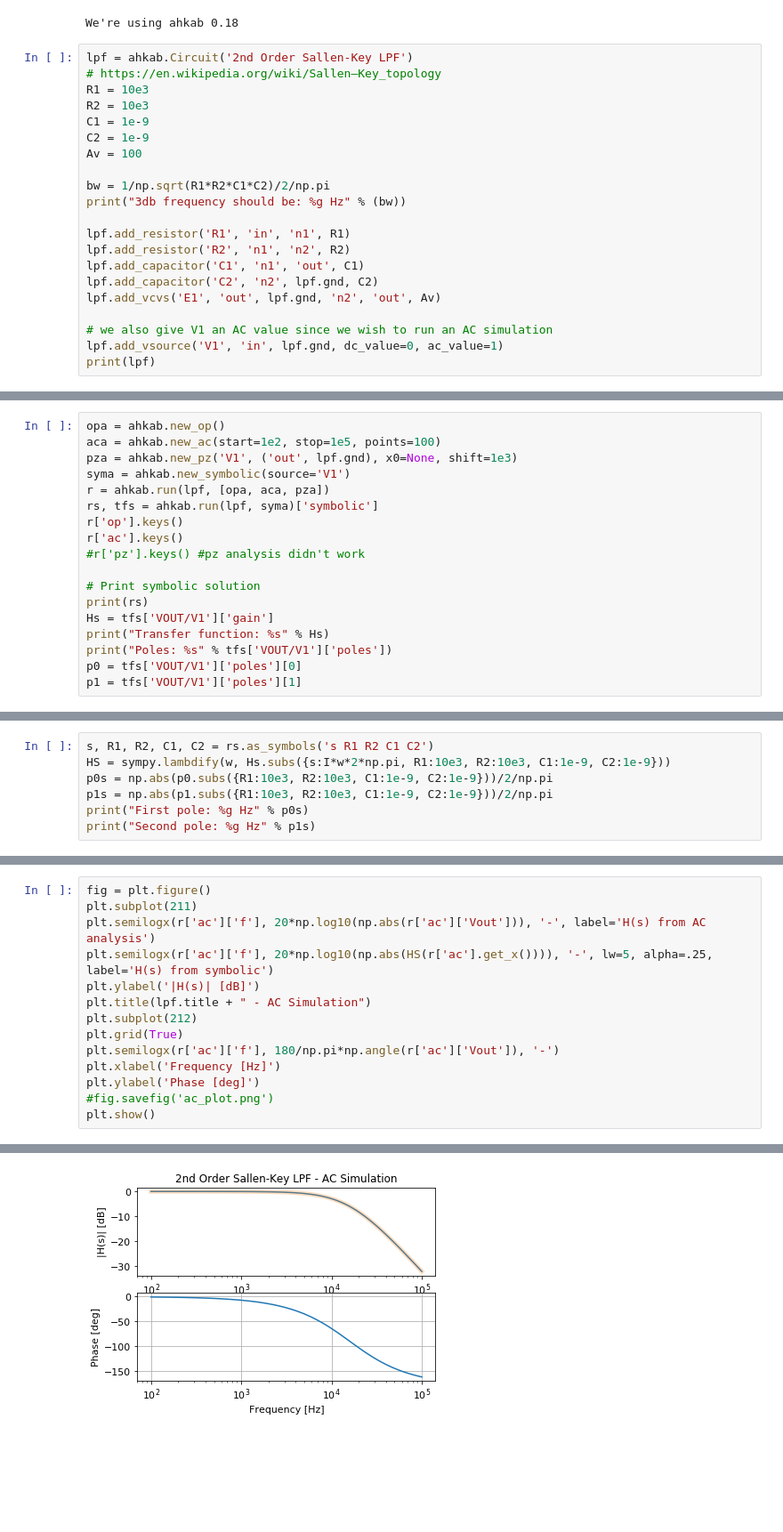
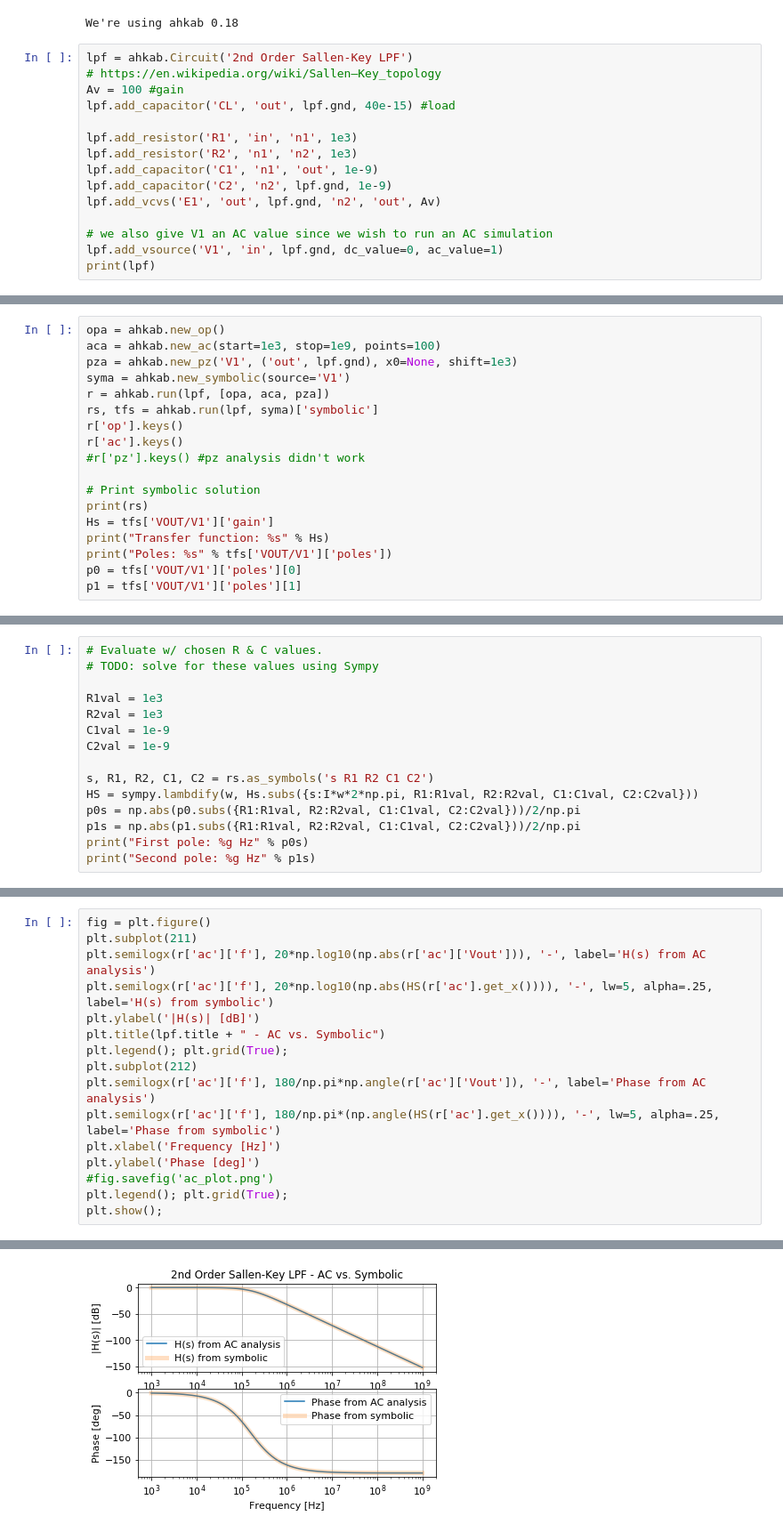
Before and after one commit to vighneshiyer/ee240b-project, a Jupyter notebook: Sallen-Key.ipynb, the cells around one changed output, grey strips where cells are left out. Shown: that part at 89% size. Saved outputs shown, nothing was run; the diff lists cells and outputs as text; blank space fills up the shorter version.

Commit message:
load cap breaks sim

```diff
--- a/Sallen-Key.ipynb
+++ b/Sallen-Key.ipynb
@@ -15,19 +15,13 @@ We're using ahkab 0.18
 # %%
 lpf = ahkab.Circuit('2nd Order Sallen-Key LPF')
 # https://en.wikipedia.org/wiki/Sallen–Key_topology
-R1 = 10e3
-R2 = 10e3
-C1 = 1e-9
-C2 = 1e-9
-Av = 100
+Av = 100 #gain
+lpf.add_capacitor('CL', 'out', lpf.gnd, 40e-15) #load
 
-bw = 1/np.sqrt(R1*R2*C1*C2)/2/np.pi
-print("3db frequency should be: %g Hz" % (bw))
-
-lpf.add_resistor('R1', 'in', 'n1', R1)
-lpf.add_resistor('R2', 'n1', 'n2', R2)
-lpf.add_capacitor('C1', 'n1', 'out', C1)
-lpf.add_capacitor('C2', 'n2', lpf.gnd, C2)
+lpf.add_resistor('R1', 'in', 'n1', 1e3)
+lpf.add_resistor('R2', 'n1', 'n2', 1e3)
+lpf.add_capacitor('C1', 'n1', 'out', 1e-9)
+lpf.add_capacitor('C2', 'n2', lpf.gnd, 1e-9)
 lpf.add_vcvs('E1', 'out', lpf.gnd, 'n2', 'out', Av)
 
 # we also give V1 an AC value since we wish to run an AC simulation
@@ -44,7 +38,7 @@ E1 out 0 n2 out 100
 V1 in 0 type=vdc value=0 vac=1
 # %%
 opa = ahkab.new_op()
-aca = ahkab.new_ac(start=1e2, stop=1e5, points=100)
+aca = ahkab.new_ac(start=1e3, stop=1e9, points=100)
 pza = ahkab.new_pz('V1', ('out', lpf.gnd), x0=None, shift=1e3)
 syma = ahkab.new_symbolic(source='V1')
 r = ahkab.run(lpf, [opa, aca, pza])
@@ -77,8 +59,16 @@ Poles: [0.5*(-sqrt(C2)*(R1 + R2) + sqrt(-4.0*C1*R1*R2 + C2*R1**2 + 2.0*C2*R1*R2
 # %%
+# Evaluate w/ chosen R & C values.
+# TODO: solve for these values using Sympy
+
+R1val = 1e3
+R2val = 1e3
+C1val = 1e-9
+C2val = 1e-9
+
 s, R1, R2, C1, C2 = rs.as_symbols('s R1 R2 C1 C2')
-HS = sympy.lambdify(w, Hs.subs({s:I*w*2*np.pi, R1:10e3, R2:10e3, C1:1e-9, C2:1e-9}))
-p0s = np.abs(p0.subs({R1:10e3, R2:10e3, C1:1e-9, C2:1e-9}))/2/np.pi
-p1s = np.abs(p1.subs({R1:10e3, R2:10e3, C1:1e-9, C2:1e-9}))/2/np.pi
+HS = sympy.lambdify(w, Hs.subs({s:I*w*2*np.pi, R1:R1val, R2:R2val, C1:C1val, C2:C2val}))
+p0s = np.abs(p0.subs({R1:R1val, R2:R2val, C1:C1val, C2:C2val}))/2/np.pi
+p1s = np.abs(p1.subs({R1:R1val, R2:R2val, C1:C1val, C2:C2val}))/2/np.pi
 print("First pole: %g Hz" % p0s)
 print("Second pole: %g Hz" % p1s)
 # %% [output]
@@ -90,12 +80,14 @@ plt.subplot(211)
 plt.semilogx(r['ac']['f'], 20*np.log10(np.abs(r['ac']['Vout'])), '-', label='H(s) from AC analysis')
 plt.semilogx(r['ac']['f'], 20*np.log10(np.abs(HS(r['ac'].get_x()))), '-', lw=5, alpha=.25, label='H(s) from symbolic')
 plt.ylabel('|H(s)| [dB]')
-plt.title(lpf.title + " - AC Simulation")
+plt.title(lpf.title + " - AC vs. Symbolic")
+plt.legend(); plt.grid(True);
 plt.subplot(212)
-plt.grid(True)
-plt.semilogx(r['ac']['f'], 180/np.pi*np.angle(r['ac']['Vout']), '-')
+plt.semilogx(r['ac']['f'], 180/np.pi*np.angle(r['ac']['Vout']), '-', label='Phase from AC analysis')
+plt.semilogx(r['ac']['f'], 180/np.pi*(np.angle(HS(r['ac'].get_x()))), '-', lw=5, alpha=.25, label='Phase from symbolic')
 plt.xlabel('Frequency [Hz]')
 plt.ylabel('Phase [deg]')
 #fig.savefig('ac_plot.png')
-plt.show()
+plt.legend(); plt.grid(True);
+plt.show();
 # %% [output]
@@ -111,4 +94,4 @@ Text(0, 0.5, 'Phase [deg]')
-[figure, old version]
+[figure, new version]
 # %%
 # DC gain
 dc_gain = 20*np.log10(np.abs(r['ac']['Vout'][0]))
```
Also changed, not shown: parts of 5 cells of this notebook.
